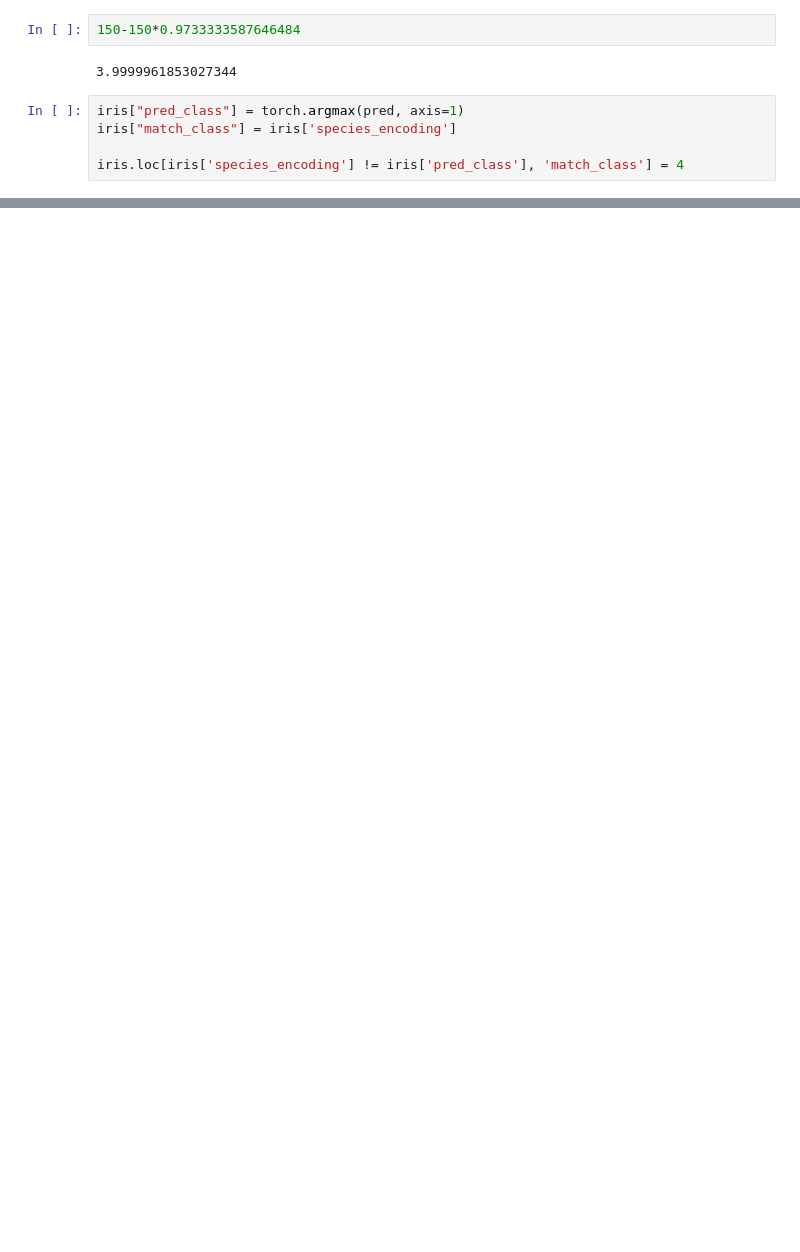
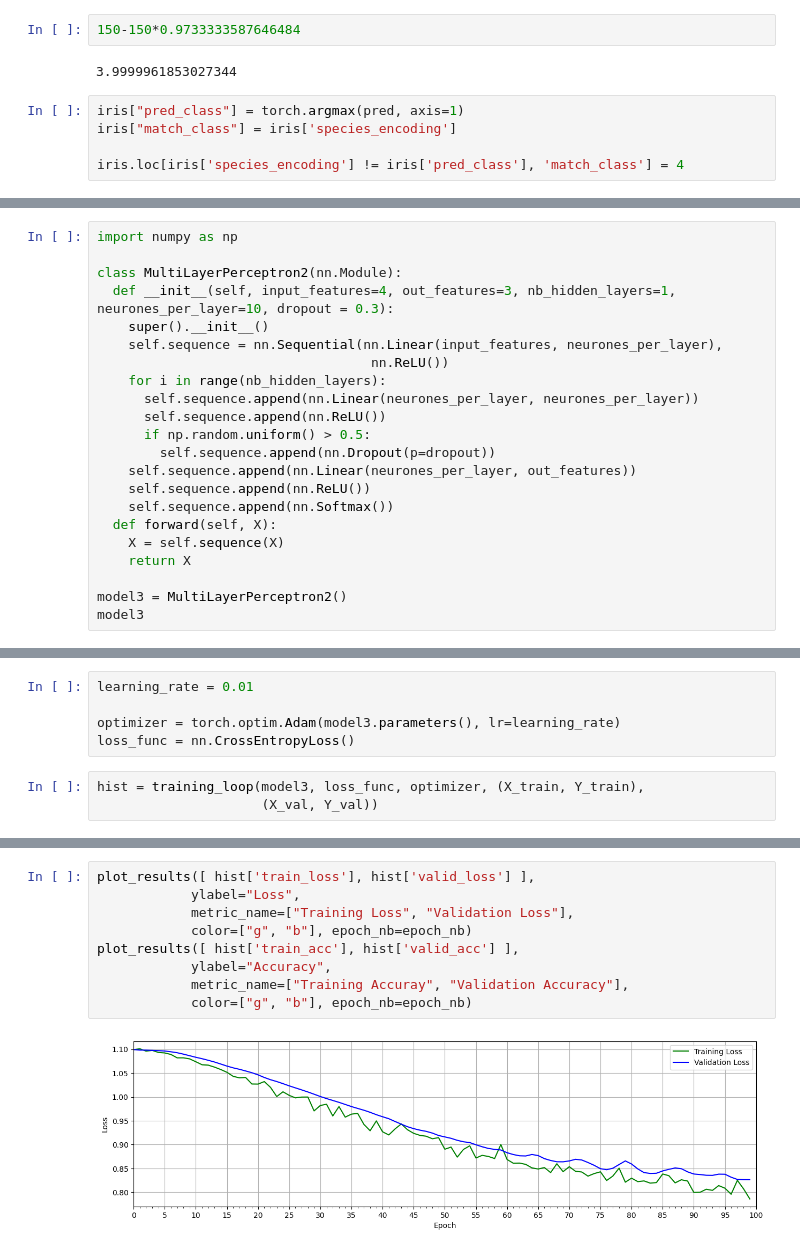
Before and after one commit to MOISECHRIST/PyTorch_Tutorial, a Jupyter notebook: ANN/Intro_To_Deep_Learning.ipynb, the cells around one changed output, grey strips where cells are left out. Saved outputs shown, nothing was run; the diff lists cells and outputs as text; blank space fills up the shorter version.

```diff
--- a/ANN/Intro_To_Deep_Learning.ipynb
+++ b/ANN/Intro_To_Deep_Learning.ipynb
@@ -523,0 +536,22 @@ plt.show()
+# %%
+import numpy as np
+
+class MultiLayerPerceptron2(nn.Module):
+  def __init__(self, input_features=4, out_features=3, nb_hidden_layers=1, neurones_per_layer=10, dropout = 0.3):
+    super().__init__()
+    self.sequence = nn.Sequential(nn.Linear(input_features, neurones_per_layer),
+                                   nn.ReLU())
+    for i in range(nb_hidden_layers):
+      self.sequence.append(nn.Linear(neurones_per_layer, neurones_per_layer))
+      self.sequence.append(nn.ReLU())
+      if np.random.uniform() > 0.5:
+        self.sequence.append(nn.Dropout(p=dropout))
+    self.sequence.append(nn.Linear(neurones_per_layer, out_features))
+    self.sequence.append(nn.ReLU())
+    self.sequence.append(nn.Softmax())
+  def forward(self, X):
+    X = self.sequence(X)
+    return X
+
+model3 = MultiLayerPerceptron2()
+model3
@@ -523,0 +571,8 @@ plt.show()
+# %%
+learning_rate = 0.01
+
+optimizer = torch.optim.Adam(model3.parameters(), lr=learning_rate)
+loss_func = nn.CrossEntropyLoss()
+# %%
+hist = training_loop(model3, loss_func, optimizer, (X_train, Y_train),
+                     (X_val, Y_val))
@@ -523,0 +597,11 @@ plt.show()
+# %%
+plot_results([ hist['train_loss'], hist['valid_loss'] ],
+            ylabel="Loss",
+            metric_name=["Training Loss", "Validation Loss"],
+            color=["g", "b"], epoch_nb=epoch_nb)
+plot_results([ hist['train_acc'], hist['valid_acc'] ],
+            ylabel="Accuracy",
+            metric_name=["Training Accuray", "Validation Accuracy"],
+            color=["g", "b"], epoch_nb=epoch_nb)
+# %% [output]
+[figure, added]
```
Also changed, not shown: parts of 45 cells of this notebook.
